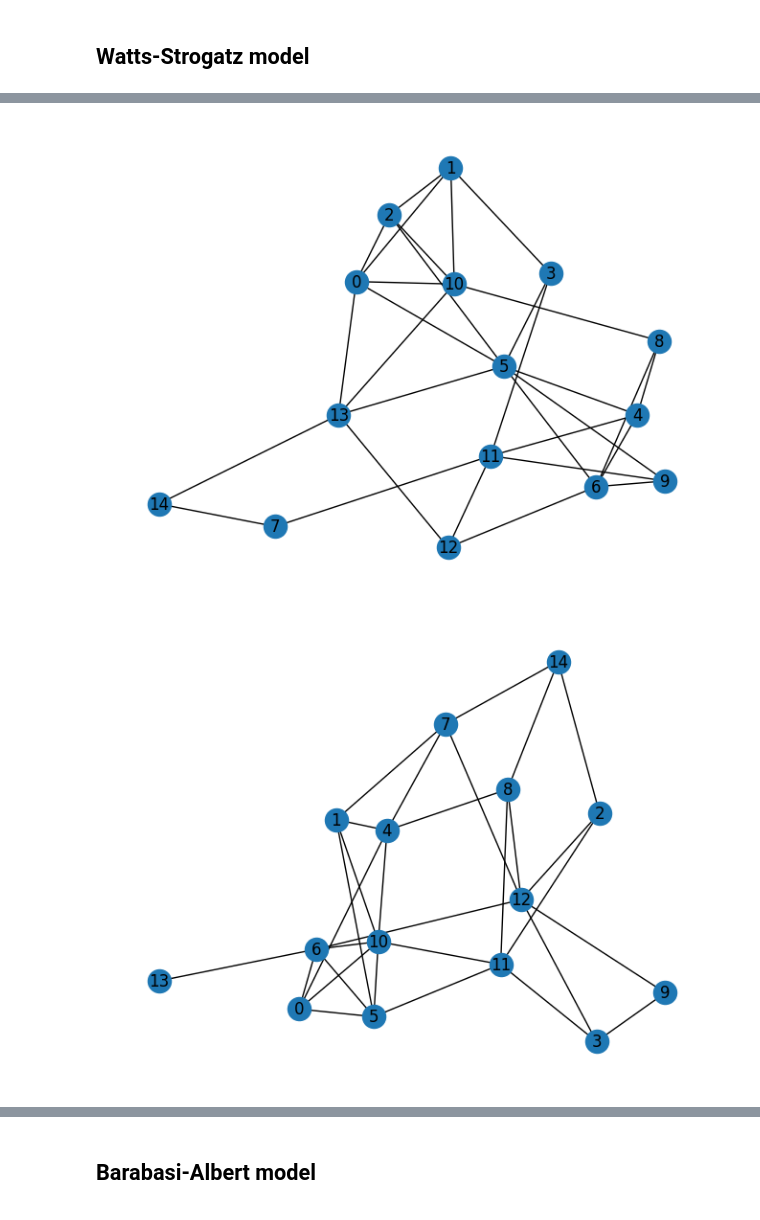
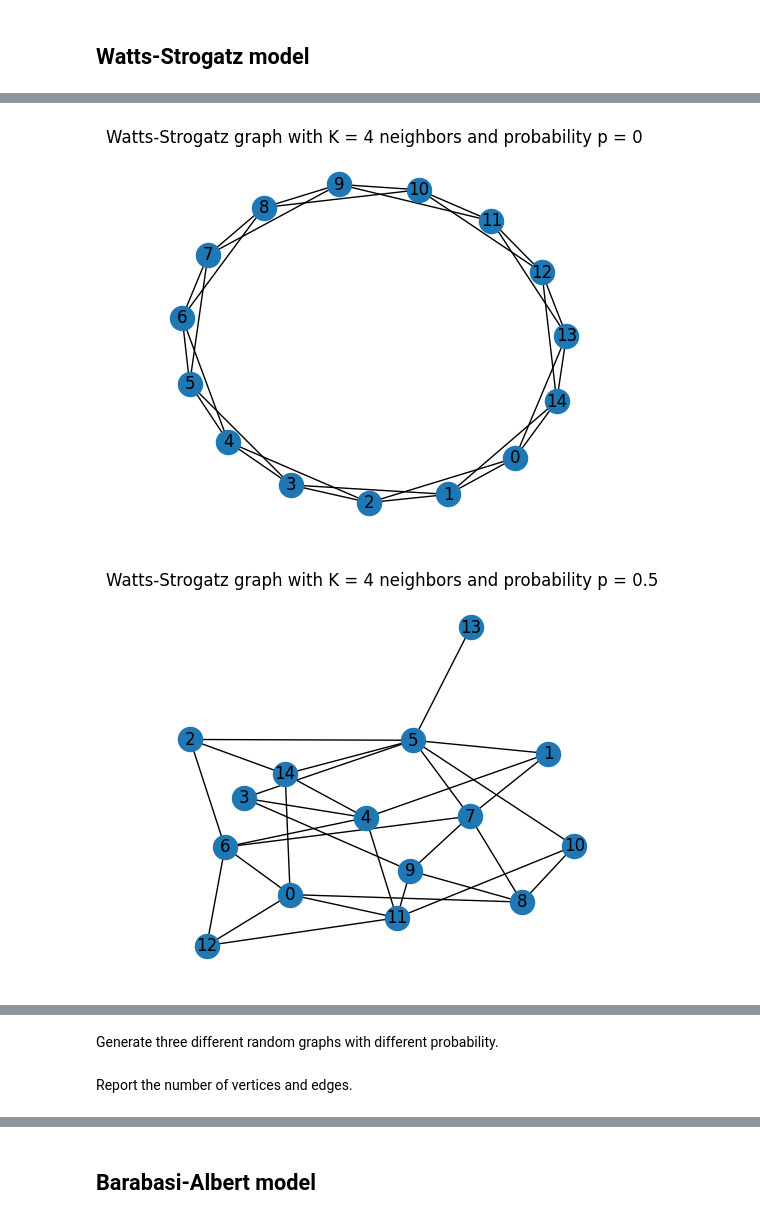
Before and after one commit to KohutMaria/Diffusion-processes, a Jupyter notebook: DPOCN_3.ipynb, the cells around one changed output, grey strips where cells are left out. Saved outputs shown, nothing was run; the diff lists cells and outputs as text; code cells hidden in the pictures.

```diff
--- a/DPOCN_3.ipynb
+++ b/DPOCN_3.ipynb
@@ -377,5 +349,9 @@ plt.show()
 # %%
 def watts_strogatz_graph(N, K, p):
+    """
+    Generate the Watts-Strogatz graph G(N, K, p) with N nodes, K neighbors and probability p.
+    def watts_strogatz_graph(N: int, K: int, p: float) -> nx.Graph
+    """
     if K >= N:
         print("K must be smaller than N")
         return None
@@ -414,8 +388,7 @@ nx.draw(graph_1, with_labels = True)
-# %%
-nx.draw(graph_2, with_labels = True)
-# %% [output]
-[figure, removed]
-# %%
-nx.draw(graph_3, with_labels = True)
-# %% [output]
-[figure, removed]
+# %%
+draw_graphs([graph_1, graph_2, graph_3],
+            'ws',
+            [[K, p_1], [K, p_2], [K, p_3]])
+# %% [output]
+[figure, added]
+[figure, added]
@@ -422,3 +396,5 @@ nx.draw(graph_3, with_labels = True)
+# %% [markdown]
+Generate three different random graphs with different probability.
 # %%
 N = 2000
 K = 4
@@ -428,6 +404,8 @@ p_3 = 0.8
 graph_1 = watts_strogatz_graph(N, K, p_1)
 graph_2 = watts_strogatz_graph(N, K, p_2)
 graph_3 = watts_strogatz_graph(N, K, p_3)
+# %% [markdown]
+Report the number of vertices and edges.
 # %%
 print(f"Watts-Strogatz graph with K = {K}, p = {p_1}" + numb_vert_ed(graph_1))
 print(f"Watts-Strogatz graph with K = {K}, p = {p_2}" + numb_vert_ed(graph_2))
```
Also changed, not shown: parts of 132 cells of this notebook.
